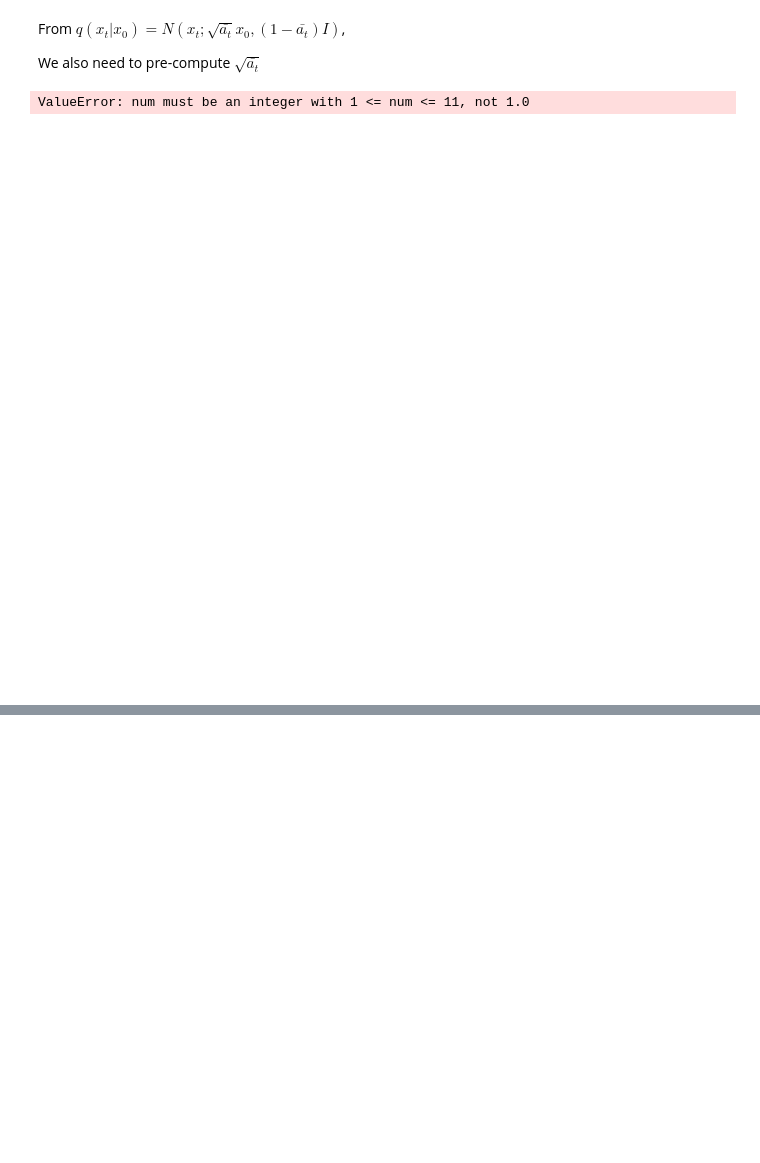
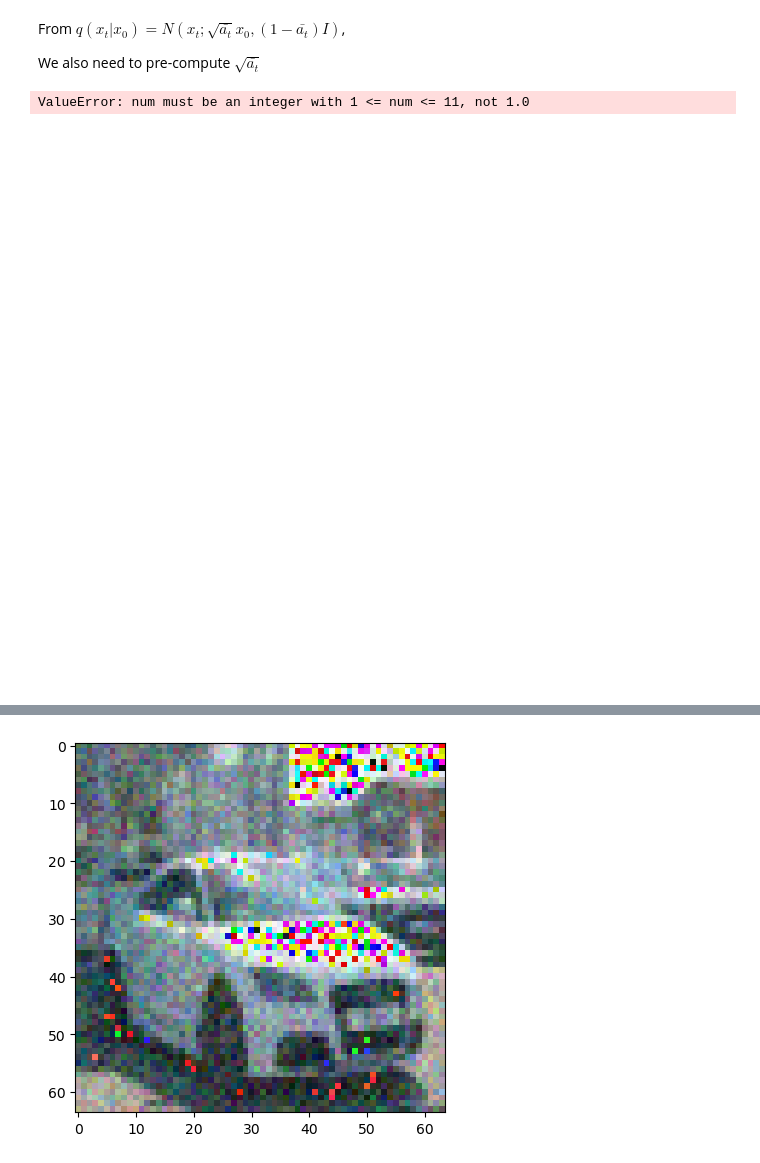
Before and after one commit to thefirebanks/research-papers, a Jupyter notebook: diffusion/ddpm.ipynb, the cells around one changed output, grey strips where cells are left out. Cells and saved outputs as stored; diff of their text form; code cells hidden in the pictures; blank space fills up the shorter version.

```diff
--- a/diffusion/ddpm.ipynb
+++ b/diffusion/ddpm.ipynb
@@ -187,0 +275,2 @@ ValueError: num must be an integer with 1 <= num <= 11, not 1.0
+# %%
+d = Diffusion()
@@ -187,0 +350,6 @@ ValueError: num must be an integer with 1 <= num <= 11, not 1.0
+# %%
+noised_image = d.noise_images(image, 3)
+
+show_tensor_image(noised_image)
+# %% [output]
+[figure, added]
```
Also changed, not shown: parts of 21 cells of this notebook.
